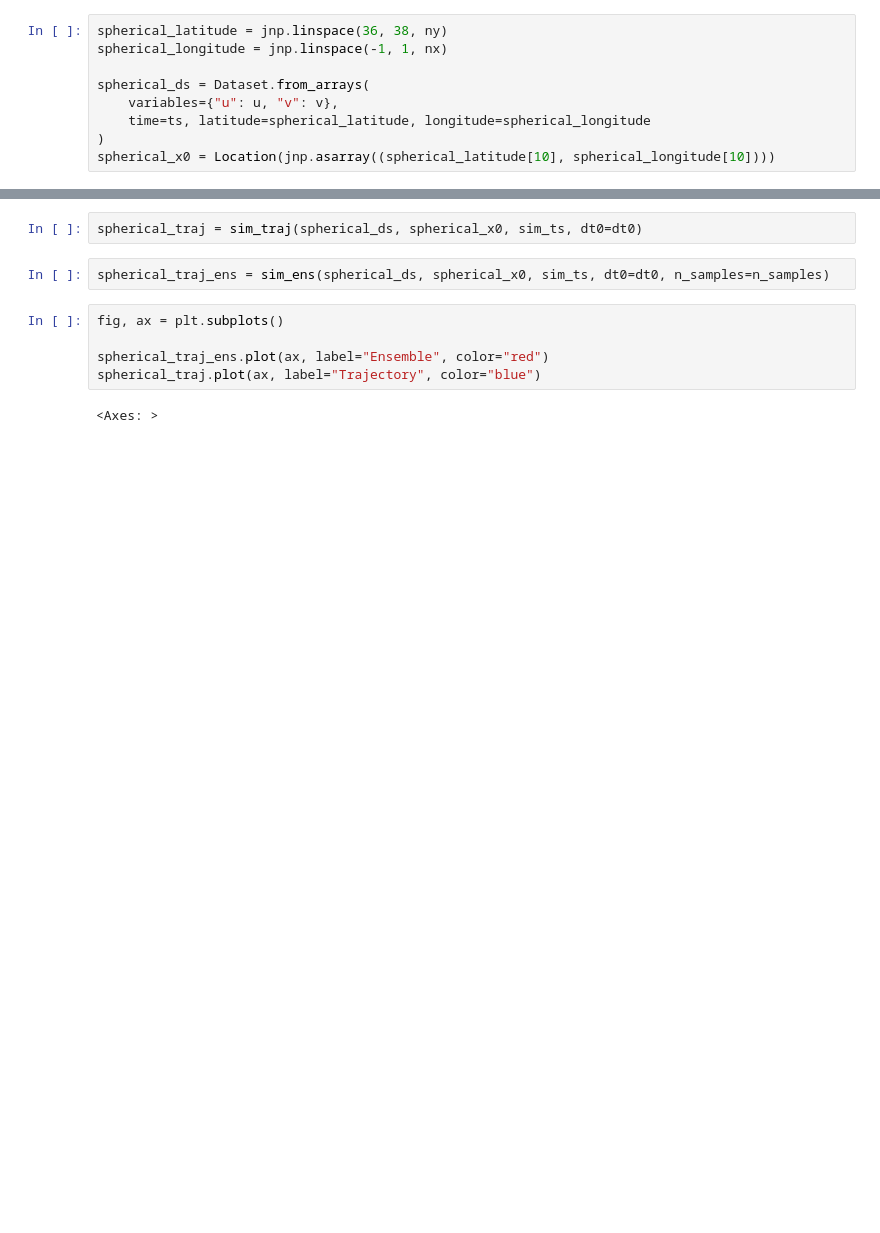
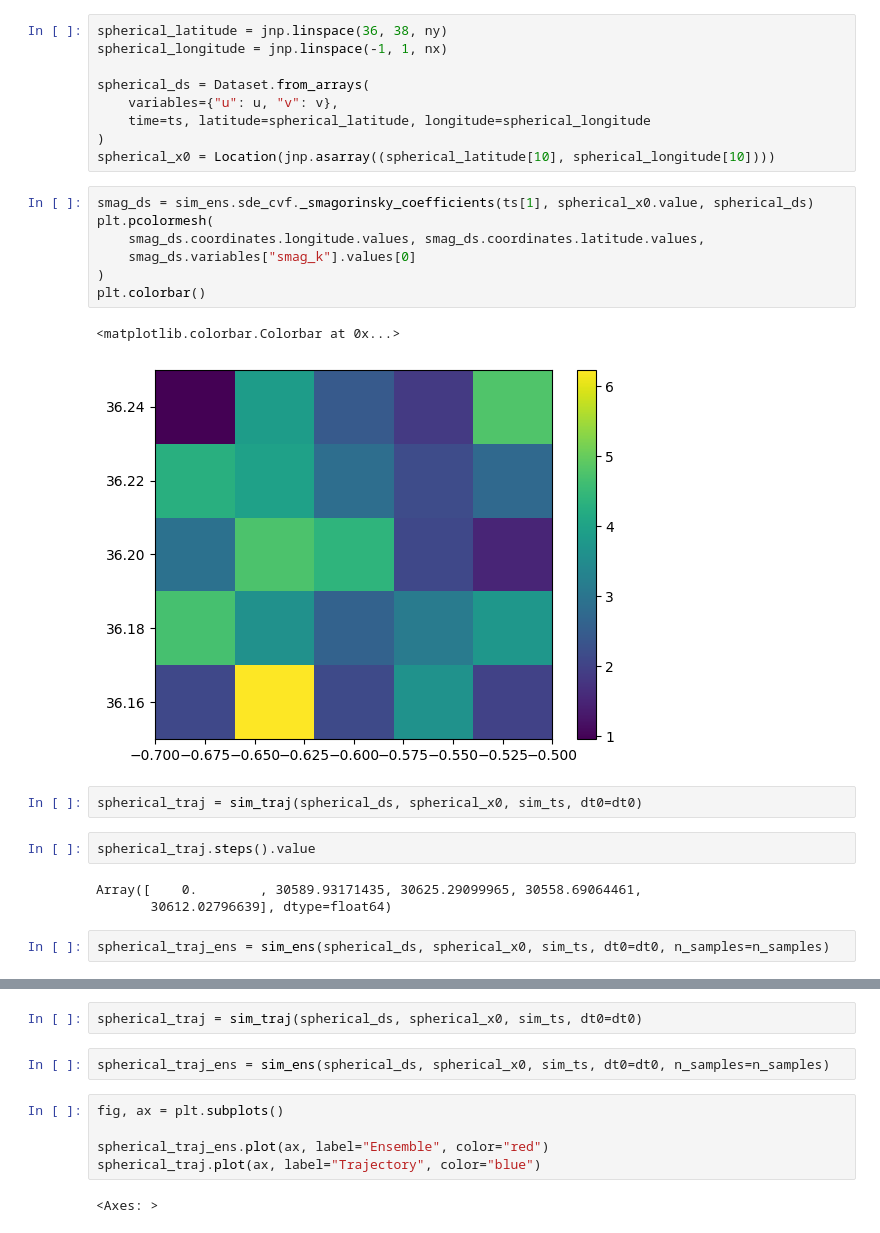
Before and after one commit to vadmbertr/pastax, a Jupyter notebook: meshes.ipynb, the cells around one changed output, grey strips where cells are left out. Drawn from its saved outputs; the diff is of its cells as text; blank space fills up the shorter version.

```diff
--- a/meshes.ipynb
+++ b/meshes.ipynb
@@ -60,3 +87,22 @@ spherical_ds = Dataset.from_arrays(
     time=ts, latitude=spherical_latitude, longitude=spherical_longitude
 )
 spherical_x0 = Location(jnp.asarray((spherical_latitude[10], spherical_longitude[10])))
+# %%
+smag_ds = sim_ens.sde_cvf._smagorinsky_coefficients(ts[1], spherical_x0.value, spherical_ds)
+plt.pcolormesh(
+    smag_ds.coordinates.longitude.values, smag_ds.coordinates.latitude.values,
+    smag_ds.variables["smag_k"].values[0]
+)
+plt.colorbar()
+# %% [output]
+<matplotlib.colorbar.Colorbar at 0x...>
+[figure, added]
+# %%
+spherical_traj = sim_traj(spherical_ds, spherical_x0, sim_ts, dt0=dt0)
+# %%
+spherical_traj.steps().value
+# %% [output]
+Array([    0.        , 30589.93171435, 30625.29099965, 30558.69064461,
+       30612.02796639], dtype=float64)
+# %%
+spherical_traj_ens = sim_ens(spherical_ds, spherical_x0, sim_ts, dt0=dt0, n_samples=n_samples)
```
Also changed, not shown: parts of 14 cells of this notebook, 1 other file.
